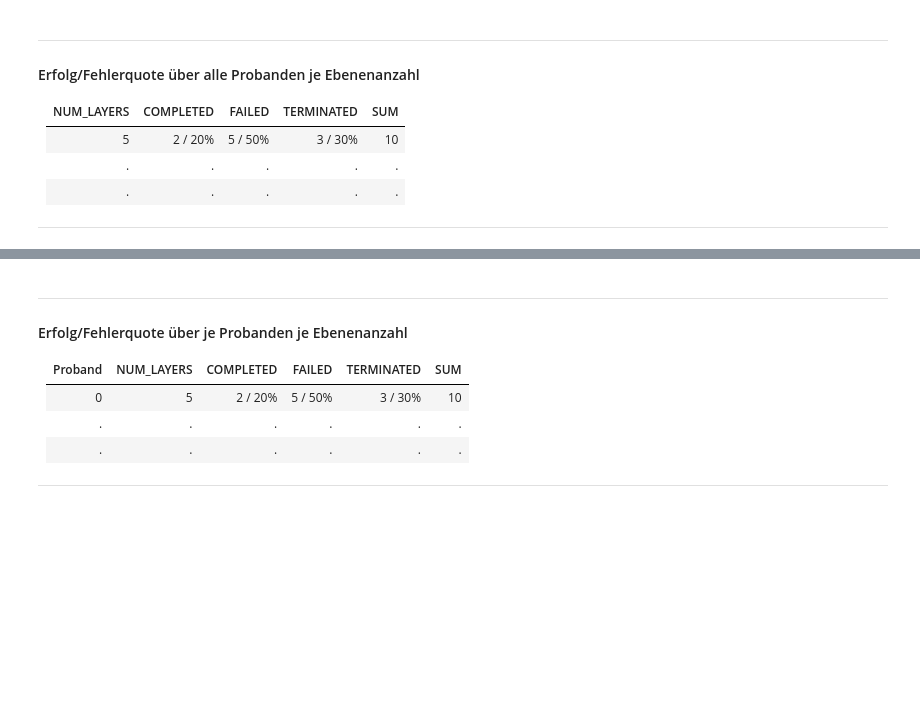
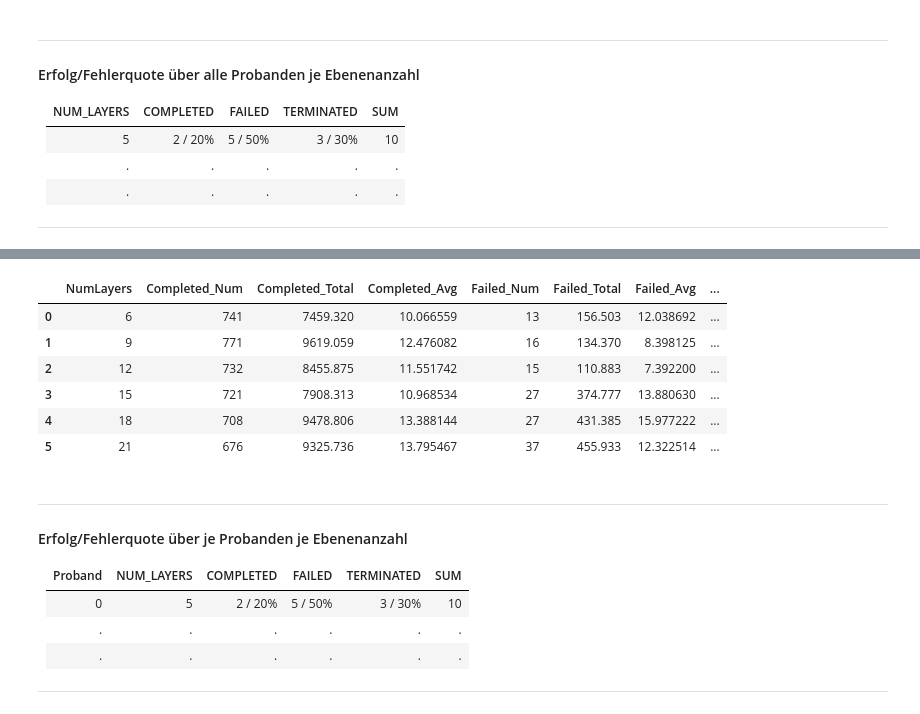
Before and after one commit to visualengineers/reflex-avi2022-results, a Jupyter notebook: code/zelasto study.ipynb, the cells around one changed output, grey strips where cells are left out. Saved outputs shown, nothing was run; the diff lists cells and outputs as text; code cells hidden in the pictures; blank space fills up the shorter version.

Commit message:
feature: times per layer

```diff
--- a/code/zelasto study.ipynb
+++ b/code/zelasto study.ipynb
@@ -577,3 +586,51 @@ df_rates.to_csv(rf'{export}rates_global_layers.csv', sep= ";")
+# %%
+df_resultStat = pd.read_csv(rf'{export}times.csv', sep=";")
+# df_resultStat = df_resultStat.iloc[1: , :]
+
+cn_times = ["NumLayers", "Sum_Num", "Sum_Total", "All_Avg"]
+df_times = pd.DataFrame()
+
+# select all combinations of mappng method / num layers
+
+# group all byNumLayers and Result
+# compute sum and count for each combination
+# pivot results into columns
+grouped = df_resultStat.groupby(["NumLayers", "Result"])["Duration"].agg(["sum", "count", "mean"]).reset_index().pivot(index="NumLayers", columns="Result")
+m_idx = pd.MultiIndex.from_frame(grouped)
+
+# display(grouped)
+
+# now only for formatting and additional sums: extract multi index values
+df_times["NumLayers"] = grouped.index
+
+df_times["Completed_Num"] = m_idx.get_level_values(3)
+df_times["Completed_Total"] = m_idx.get_level_values(0)
+df_times["Completed_Avg"] = m_idx.get_level_values(6)
+
+df_times["Failed_Num"] = m_idx.get_level_values(4)
+df_times["Failed_Total"] = m_idx.get_level_values(1)
+df_times["Failed_Avg"] = m_idx.get_level_values(7)
+
+df_times["Terminated_Num"] = m_idx.get_level_values(5)
+df_times["Terminated_Total"] = m_idx.get_level_values(2)
+df_times["Terminated_Avg"] = m_idx.get_level_values(8)
+
+df_times["Sum_Num"] = df_times["Completed_Num"] + df_times["Failed_Num"] + df_times["Terminated_Num"]
+df_times["Sum_Total"] = df_times["Completed_Total"] + df_times["Failed_Total"] + df_times["Terminated_Total"]
+df_times["All_Avg"] = df_times["Sum_Total"] / df_times["Sum_Num"]
+
+
+display(df_times)
+
+df_times.to_csv(rf'{export}times_global_layers.csv', sep= ";")
+# %% [output]
+|  | NumLayers | Completed_Num | Completed_Total | Completed_Avg | Failed_Num | Failed_Total | Failed_Avg | ... |
+| 0 | 6 | 741 | 7459.320 | 10.066559 | 13 | 156.503 | 12.038692 | ... |
+| 1 | 9 | 771 | 9619.059 | 12.476082 | 16 | 134.370 | 8.398125 | ... |
+| 2 | 12 | 732 | 8455.875 | 11.551742 | 15 | 110.883 | 7.392200 | ... |
+| 3 | 15 | 721 | 7908.313 | 10.968534 | 27 | 374.777 | 13.880630 | ... |
+| 4 | 18 | 708 | 9478.806 | 13.388144 | 27 | 431.385 | 15.977222 | ... |
+| 5 | 21 | 676 | 9325.736 | 13.795467 | 37 | 455.933 | 12.322514 | ... |
 # %% [markdown]
 ---
 #### Erfolg/Fehlerquote über je Probanden je Ebenenanzahl
```
Also changed, not shown: parts of 5 cells of this notebook, 2 other files.
